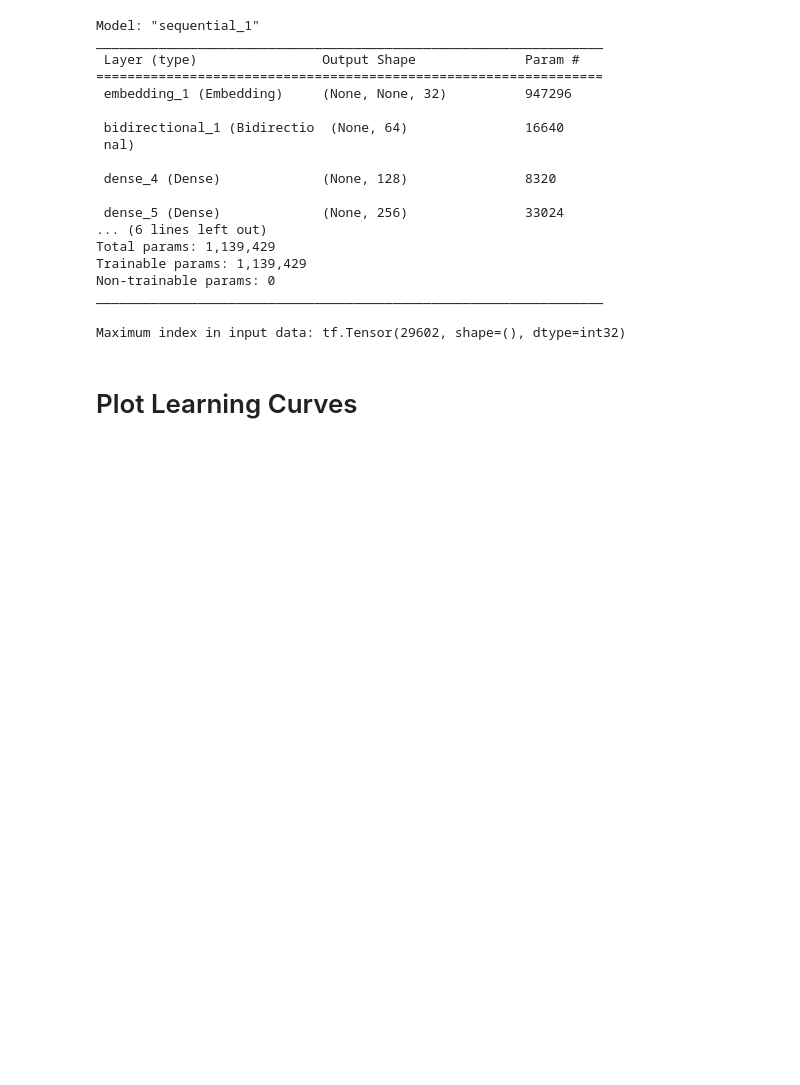
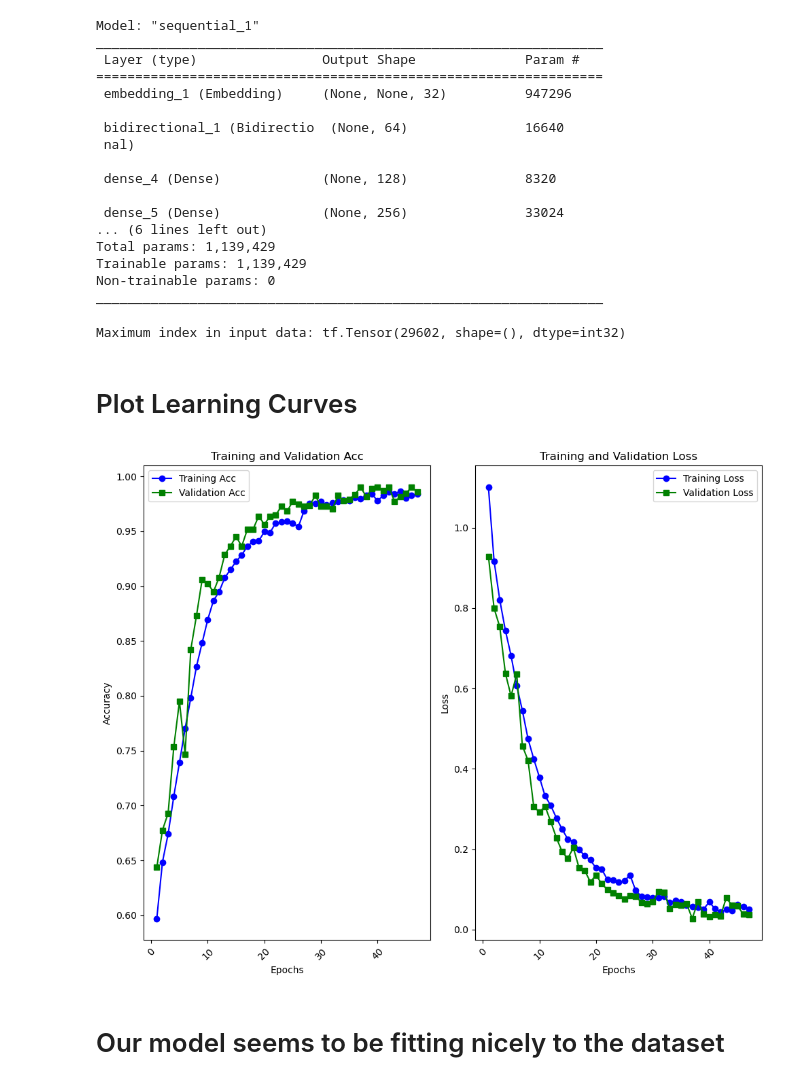
Before and after one commit to MaukanMir/Amazon-Shipping-Reviews-Sentiment-Analysis, a Jupyter notebook: training.ipynb, the cells around one changed output. Cells and saved outputs as stored; diff of their text form; code cells hidden in the pictures; blank space fills up the shorter version.

Commit message:
added new models

```diff
--- a/training.ipynb
+++ b/training.ipynb
@@ -54,7 +54,7 @@ def plot_learning_curves(history):
   loss, val_loss = history.history["loss"], history.history["val_loss"]
   epochs = range(1,len(acc)+1)
   plt.figure(figsize=(10, 8))
-  plt.subplots(1,2,1)
+  plt.subplot(1,2,1)
   plt.plot(epochs, acc,"bo-", label="Training Acc")
   plt.plot(epochs, val_acc,"gs-", label="Validation Acc")
   plt.xlabel("Epochs")
@@ -63,7 +63,7 @@ def plot_learning_curves(history):
   plt.legend()
   plt.xticks(rotation=45)
 
-  plt.subplots(1,2,1)
+  plt.subplot(1,2,2)
   plt.plot(epochs, loss,"bo-", label="Training Loss")
   plt.plot(epochs, val_loss,"gs-", label="Validation Loss")
   plt.xlabel("Epochs")
@@ -292,3 +292,9 @@ history = model.fit(
 )
 # %% [markdown]
 # Plot Learning Curves
+# %%
+plot_learning_curves(history)
+# %% [output]
+[figure, added]
+# %% [markdown]
+# Our model seems to be fitting nicely to the dataset
```
